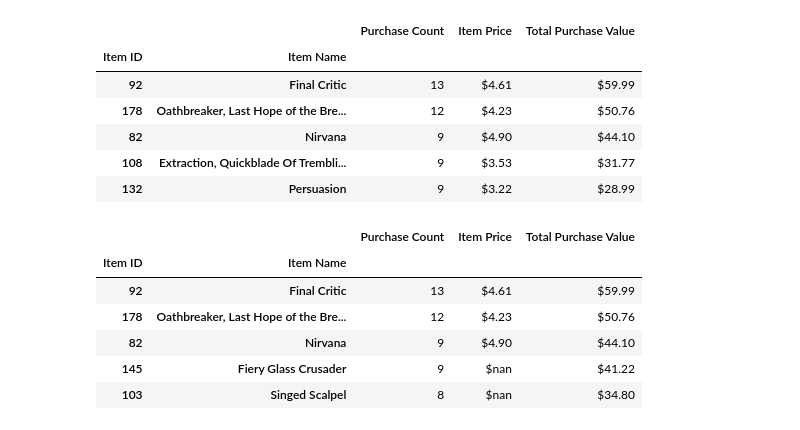
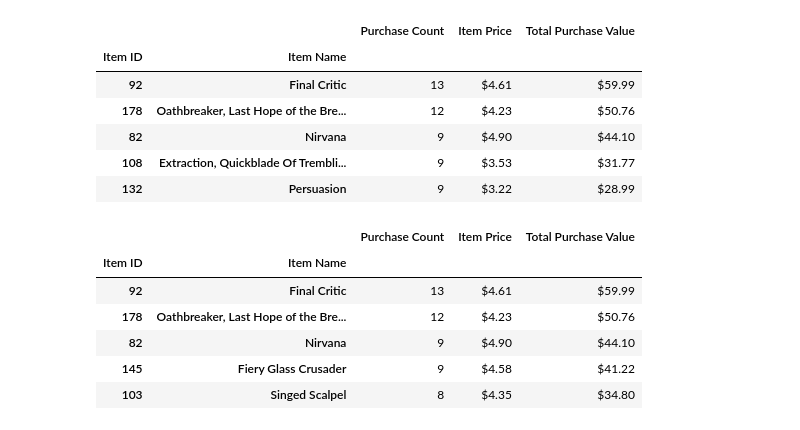
Before and after one commit to alissavokes/pandas-challenge, a Jupyter notebook: HeroesOfPymoli/HeroesOfPymoli.ipynb, the cells around one changed output. Drawn from its saved outputs; the diff is of its cells as text; code cells hidden in the pictures.

Commit message:
updated most profitable items

```diff
--- a/HeroesOfPymoli/HeroesOfPymoli.ipynb
+++ b/HeroesOfPymoli/HeroesOfPymoli.ipynb
@@ -173,14 +173,14 @@ top_items.style.format(format_dict)
 # %%
 profit_items = item_grouped_df.nlargest(n=5, columns=("Price"))
 profit_items = profit_items.rename(columns={"Price":"Total Purchase Value", })
-profit_items["Item Price"] = profit_items["Total Purchase Value"]/top_items["Purchase Count"]
+profit_items["Item Price"] = profit_items["Total Purchase Value"]/profit_items["Purchase Count"]
 profit_items = profit_items[["Purchase Count", "Item Price", "Total Purchase Value"]]
 profit_items.style.format(format_dict)
 # %% [output]
 |  |  | Purchase Count | Item Price | Total Purchase Value |
 | Item ID | Item Name |  |  |  |
 | 92 | Final Critic | 13 | $4.61 | $59.99 |
 | 178 | Oathbreaker, Last Hope of the Bre... | 12 | $4.23 | $50.76 |
 | 82 | Nirvana | 9 | $4.90 | $44.10 |
-| 145 | Fiery Glass Crusader | 9 | $nan | $41.22 |
-| 103 | Singed Scalpel | 8 | $nan | $34.80 |
+| 145 | Fiery Glass Crusader | 9 | $4.58 | $41.22 |
+| 103 | Singed Scalpel | 8 | $4.35 | $34.80 |
```
